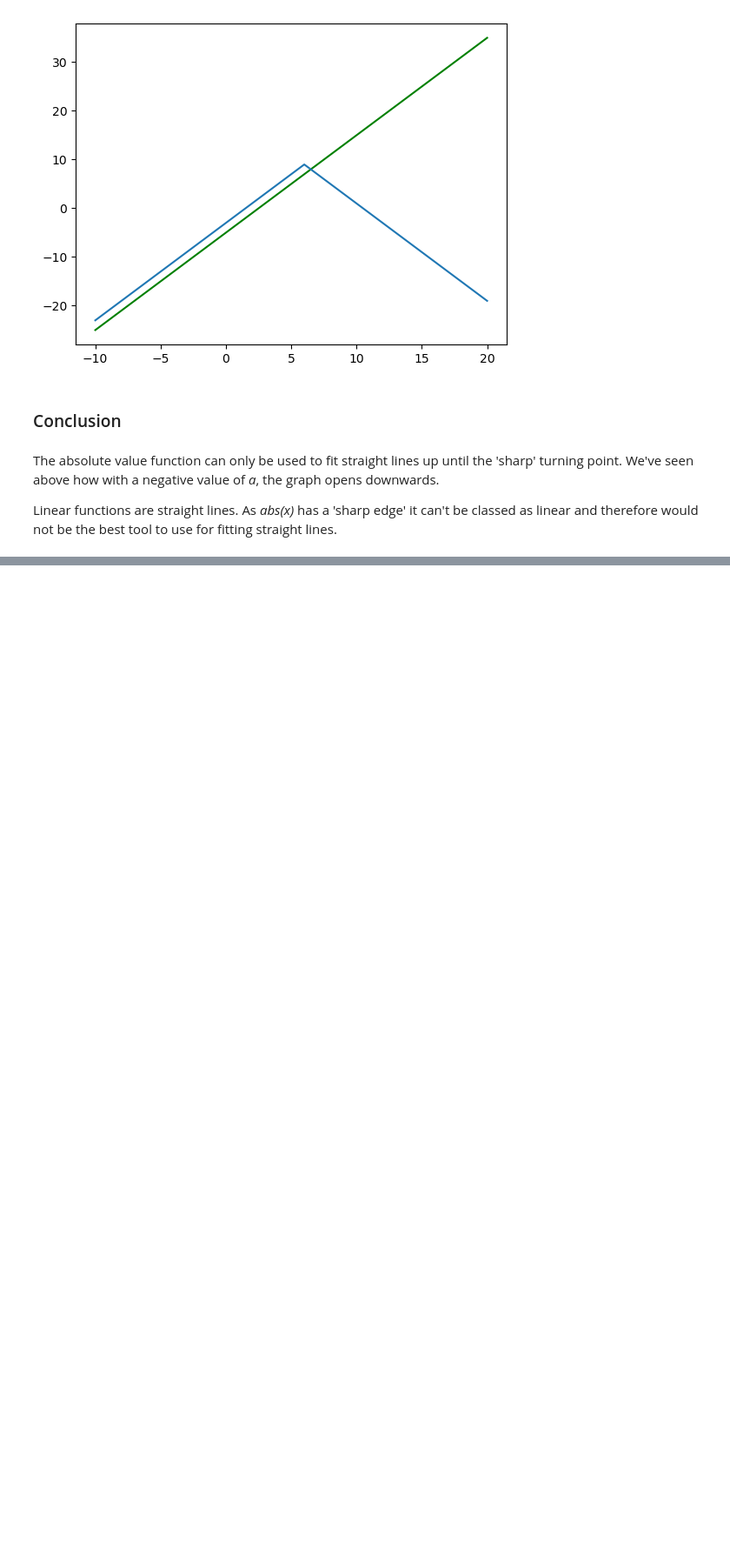
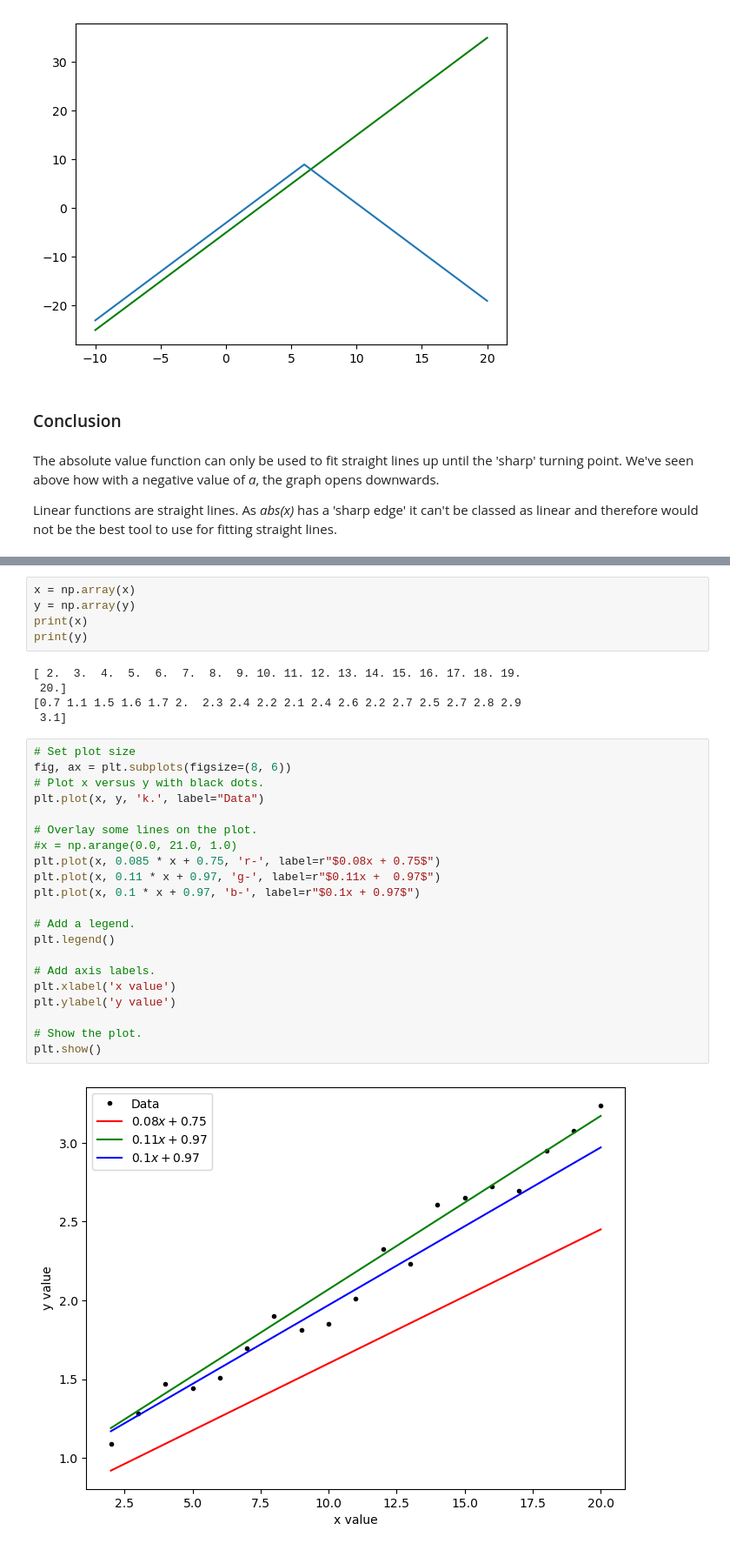
Before and after one commit to fabiofabrizi/ML-and-Stats-Portfolio, a Jupyter notebook: Assessments/02-models-exercise.ipynb, the cells around one changed output, grey strips where cells are left out. Shown at 87% size. Saved outputs shown, nothing was run; the diff lists cells and outputs as text; blank space fills up the shorter version.

```diff
--- a/Assessments/02-models-exercise.ipynb
+++ b/Assessments/02-models-exercise.ipynb
@@ -319,0 +359,33 @@ As *abs(x)* has a 'sharp edge' it can't be classed as linear and therefore would
+# %%
+x = np.array(x)
+y = np.array(y)
+print(x)
+print(y)
+# %% [output]
+[ 2.  3.  4.  5.  6.  7.  8.  9. 10. 11. 12. 13. 14. 15. 16. 17. 18. 19.
+ 20.]
+[0.7 1.1 1.5 1.6 1.7 2.  2.3 2.4 2.2 2.1 2.4 2.6 2.2 2.7 2.5 2.7 2.8 2.9
+ 3.1]
+# %%
+# Set plot size
+fig, ax = plt.subplots(figsize=(8, 6))
+# Plot x versus y with black dots.
+plt.plot(x, y, 'k.', label="Data")
+
+# Overlay some lines on the plot.
+#x = np.arange(0.0, 21.0, 1.0)
+plt.plot(x, 0.085 * x + 0.75, 'r-', label=r"$0.08x + 0.75$")
+plt.plot(x, 0.11 * x + 0.97, 'g-', label=r"$0.11x +  0.97$")
+plt.plot(x, 0.1 * x + 0.97, 'b-', label=r"$0.1x + 0.97$")
+
+# Add a legend.
+plt.legend()
+
+# Add axis labels.
+plt.xlabel('x value')
+plt.ylabel('y value')
+
+# Show the plot.
+plt.show()
+# %% [output]
+[figure, added]
```
Also changed, not shown: parts of 39 cells of this notebook.
